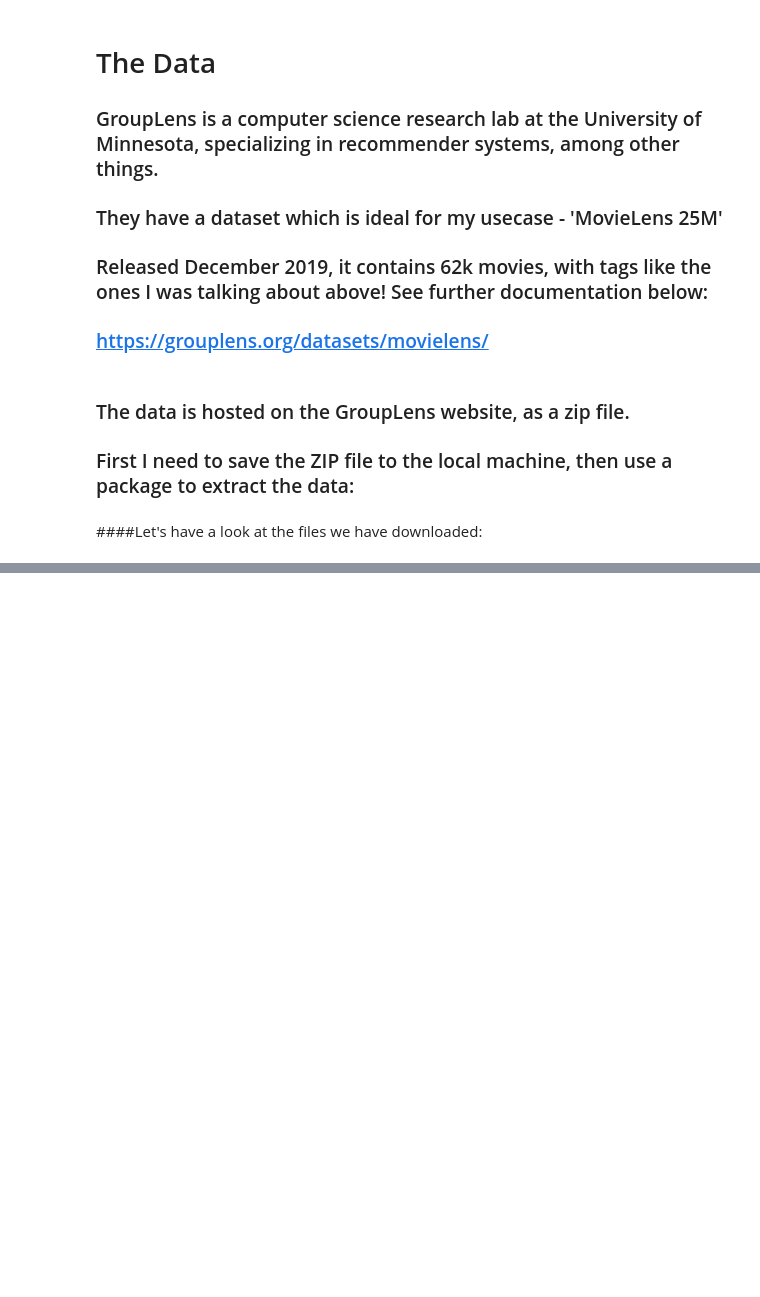
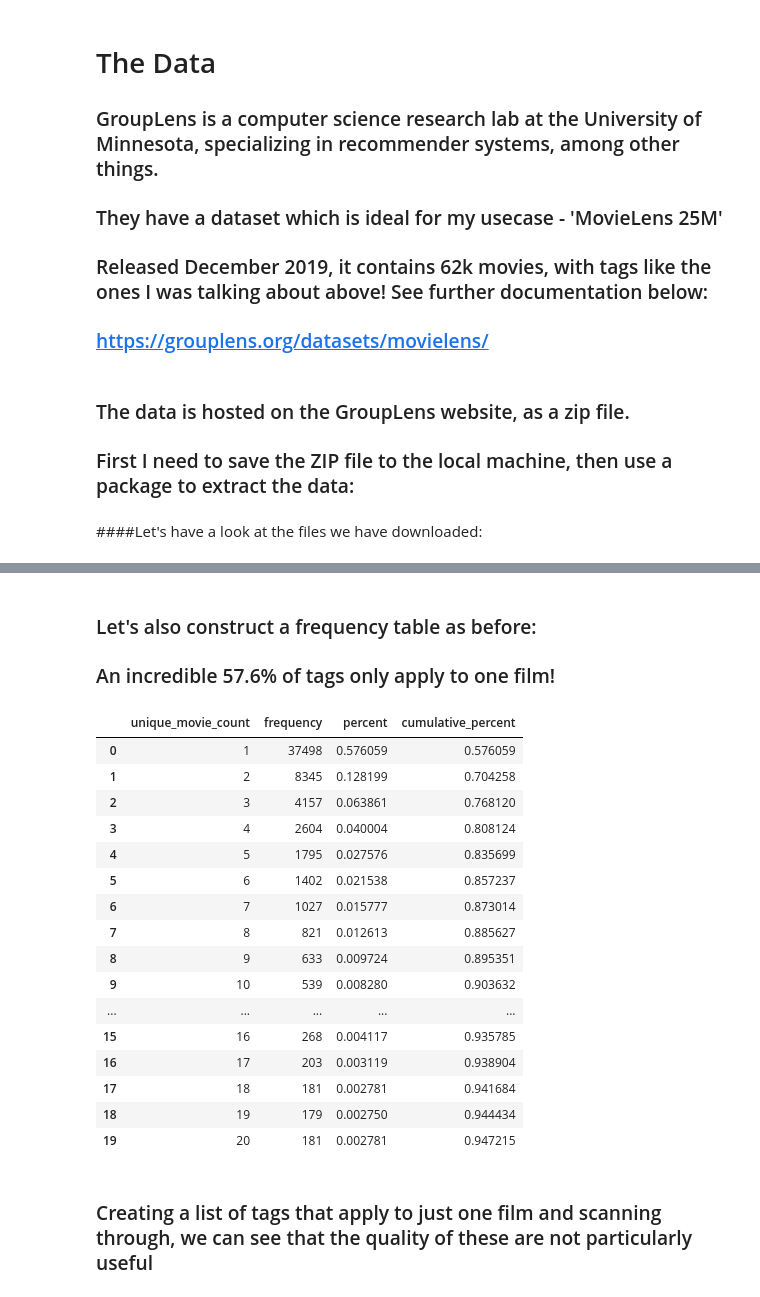
Before and after one commit to TD1138/Interactive-Movie-Recommender, a Jupyter notebook: notebooks/Interactive_Movie_Recommender_TF.ipynb, the cells around one changed output, grey strips where cells are left out. Cells and saved outputs as stored; diff of their text form; code cells hidden in the pictures; blank space fills up the shorter version.

```diff
--- a/notebooks/Interactive_Movie_Recommender_TF.ipynb
+++ b/notebooks/Interactive_Movie_Recommender_TF.ipynb
@@ -95,0 +305,6 @@ ParserError: ignored
+# %%
+movie_count_by_tag = tags.groupby('tag')['movieId'].nunique().reset_index()
+movie_count_by_tag.columns = ['tag', 'unique_movie_count']
+movie_count_by_tag.sort_values('unique_movie_count', ascending=False, inplace=True)
+movie_count_by_tag.reset_index(inplace=True, drop=True)
+movie_count_by_tag.head(20)
@@ -95,0 +329,29 @@ ParserError: ignored
+# %% [markdown]
+### Let's also construct a frequency table as before:
+### An incredible 57.6% of tags only apply to one film!
+# %%
+moviecount_freqtable = movie_count_by_tag.groupby('unique_movie_count').count().reset_index()
+moviecount_freqtable.columns = ['unique_movie_count', 'frequency']
+moviecount_freqtable['percent'] = moviecount_freqtable['frequency']/(moviecount_freqtable['frequency'].sum())
+moviecount_freqtable['cumulative_percent'] = moviecount_freqtable['percent'].cumsum()
+display(moviecount_freqtable.head(20))
+# %% [output]
+|  | unique_movie_count | frequency | percent | cumulative_percent |
+| 0 | 1 | 37498 | 0.576059 | 0.576059 |
+| 1 | 2 | 8345 | 0.128199 | 0.704258 |
+| 2 | 3 | 4157 | 0.063861 | 0.768120 |
+| 3 | 4 | 2604 | 0.040004 | 0.808124 |
+| 4 | 5 | 1795 | 0.027576 | 0.835699 |
+| 5 | 6 | 1402 | 0.021538 | 0.857237 |
+| 6 | 7 | 1027 | 0.015777 | 0.873014 |
+| 7 | 8 | 821 | 0.012613 | 0.885627 |
+| 8 | 9 | 633 | 0.009724 | 0.895351 |
+| 9 | 10 | 539 | 0.008280 | 0.903632 |
+| ... | ... | ... | ... | ... |
+| 15 | 16 | 268 | 0.004117 | 0.935785 |
+| 16 | 17 | 203 | 0.003119 | 0.938904 |
+| 17 | 18 | 181 | 0.002781 | 0.941684 |
+| 18 | 19 | 179 | 0.002750 | 0.944434 |
+| 19 | 20 | 181 | 0.002781 | 0.947215 |
+# %% [markdown]
+### Creating a list of tags that apply to just one film and scanning through, we can see that the quality of these are not particularly useful
```
Also changed, not shown: parts of 24 cells of this notebook.
